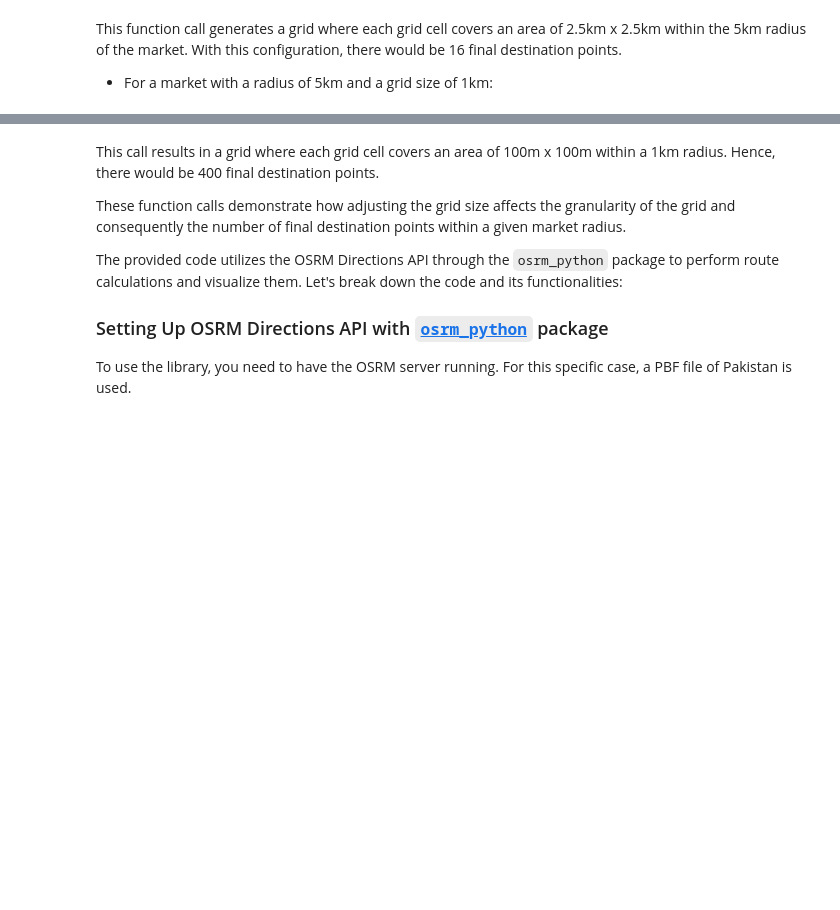
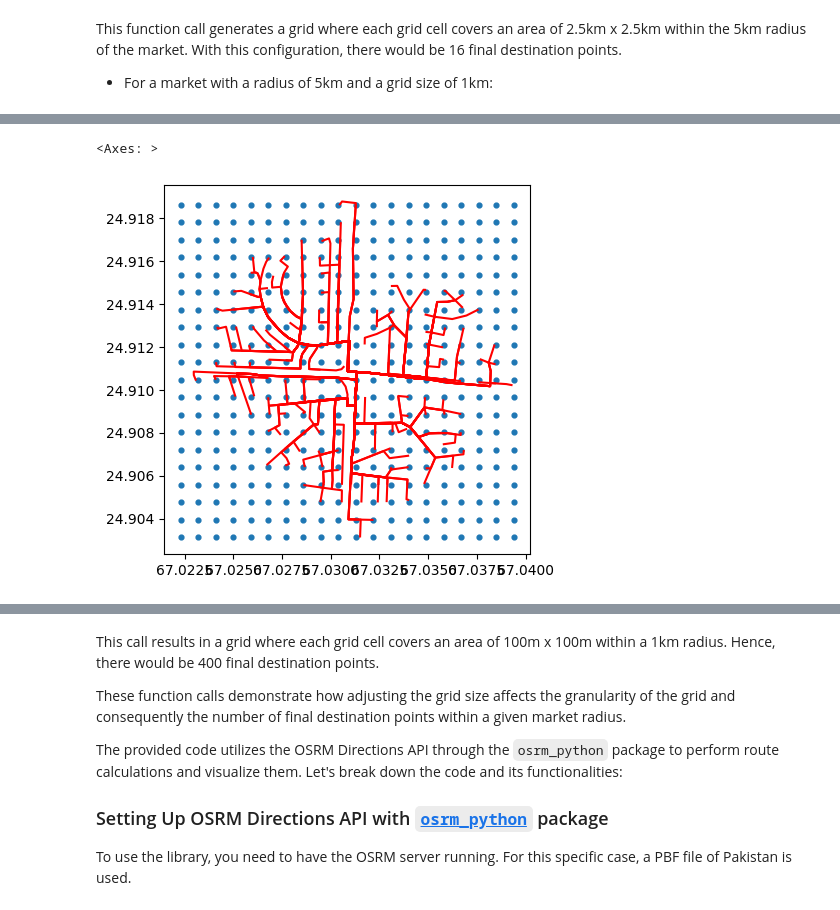
Before and after one commit to TJhon/python-raster-crop, a Jupyter notebook: tutorials/reference.ipynb, the cells around one changed output, grey strips where cells are left out. Drawn from its saved outputs; the diff is of its cells as text; code cells hidden in the pictures; blank space fills up the shorter version.

```diff
--- a/tutorials/reference.ipynb
+++ b/tutorials/reference.ipynb
@@ -116,0 +155,7 @@ generate_grid(radius_km=1, grid_km_size=0.1)
+# %%
+plt.scatter(x, y, s=12)
+gdf_area_filter = areas.get_routes(from_, filter_km=True, radius_km=1, grid_km_size=0.1)
+gdf_area_filter.plot(ax=plt.gca(), edgecolor = 'red')
+# %% [output]
+<Axes: >
+[figure, added]
```
Also changed, not shown: parts of 17 cells of this notebook.
